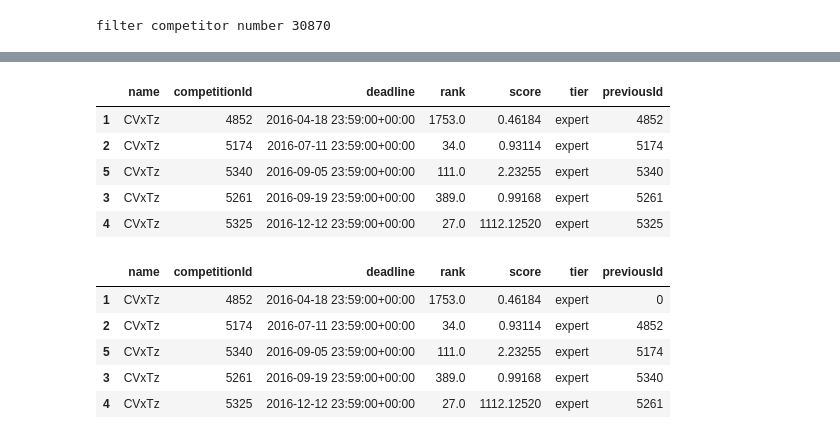
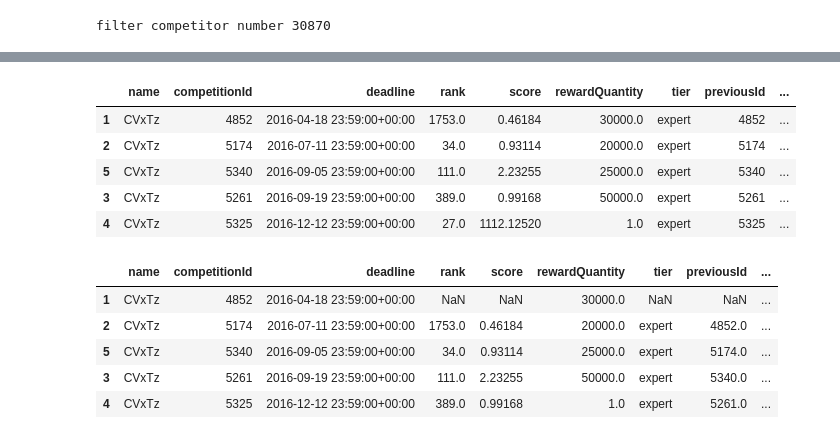
Before and after one commit to noaRricky/seq-rmd-crowdsourcing, a Jupyter notebook: notebooks/dataset/kaggle.ipynb, the cells around one changed output, grey strips where cells are left out. Drawn from its saved outputs; the diff is of its cells as text; code cells hidden in the pictures.

```diff
--- a/notebooks/dataset/kaggle.ipynb
+++ b/notebooks/dataset/kaggle.ipynb
@@ -383 +387,7 @@ tier                          object
 dtype: object
+# %%
+item_df[item_df['score'] == np.inf] = 0
+# %%
+str_cols = ['name', 'tier']
+item_df[str_cols] = item_df[str_cols].astype('str')
+item_df.dtypes
@@ -384,3 +414,5 @@ dtype: object
+# %%
+item_df['rewardQuantity'] = item_df['rewardQuantity'].where(~item_df['rewardQuantity'].isna(), 0)
 # %%
 item_df.isna().any()
 # %% [output]
@@ -446,21 +500,24 @@ item_df.head(10)
+# %%
+new_cols = ['previousId', 'previousReward']
+pre_cols = ['previousId', 'previousReward', 'rank', 'score', 'tier']
+pre_cont_cols = ['rank', 'score', 'rewardQuantity', 'previousReward']
 # %%
-item_df['previousId'] = item_df['competitionId']
+item_df[new_cols] = item_df[['competitionId', 'rewardQuantity']]
 item_df.head()
 # %% [output]
-|  | name | competitionId | deadline | rank | score | tier | previousId |
-| 1 | CVxTz | 4852 | 2016-04-18 23:59:00+00:00 | 1753.0 | 0.46184 | expert | 4852 |
-| 2 | CVxTz | 5174 | 2016-07-11 23:59:00+00:00 | 34.0 | 0.93114 | expert | 5174 |
-| 5 | CVxTz | 5340 | 2016-09-05 23:59:00+00:00 | 111.0 | 2.23255 | expert | 5340 |
-| 3 | CVxTz | 5261 | 2016-09-19 23:59:00+00:00 | 389.0 | 0.99168 | expert | 5261 |
-| 4 | CVxTz | 5325 | 2016-12-12 23:59:00+00:00 | 27.0 | 1112.12520 | expert | 5325 |
+|  | name | competitionId | deadline | rank | score | rewardQuantity | tier | previousId | ... |
+| 1 | CVxTz | 4852 | 2016-04-18 23:59:00+00:00 | 1753.0 | 0.46184 | 30000.0 | expert | 4852 | ... |
+| 2 | CVxTz | 5174 | 2016-07-11 23:59:00+00:00 | 34.0 | 0.93114 | 20000.0 | expert | 5174 | ... |
+| 5 | CVxTz | 5340 | 2016-09-05 23:59:00+00:00 | 111.0 | 2.23255 | 25000.0 | expert | 5340 | ... |
+| 3 | CVxTz | 5261 | 2016-09-19 23:59:00+00:00 | 389.0 | 0.99168 | 50000.0 | expert | 5261 | ... |
+| 4 | CVxTz | 5325 | 2016-12-12 23:59:00+00:00 | 27.0 | 1112.12520 | 1.0 | expert | 5325 | ... |
 # %%
-item_df['previousId'] = item_df['previousId'].shift(
-    periods=1).fillna(0).astype('int64')
+item_df[pre_cols] = item_df[pre_cols].shift(periods=1)
 item_df.head()
 # %% [output]
-|  | name | competitionId | deadline | rank | score | tier | previousId |
-| 1 | CVxTz | 4852 | 2016-04-18 23:59:00+00:00 | 1753.0 | 0.46184 | expert | 0 |
-| 2 | CVxTz | 5174 | 2016-07-11 23:59:00+00:00 | 34.0 | 0.93114 | expert | 4852 |
-| 5 | CVxTz | 5340 | 2016-09-05 23:59:00+00:00 | 111.0 | 2.23255 | expert | 5174 |
-| 3 | CVxTz | 5261 | 2016-09-19 23:59:00+00:00 | 389.0 | 0.99168 | expert | 5340 |
-| 4 | CVxTz | 5325 | 2016-12-12 23:59:00+00:00 | 27.0 | 1112.12520 | expert | 5261 |
+|  | name | competitionId | deadline | rank | score | rewardQuantity | tier | previousId | ... |
+| 1 | CVxTz | 4852 | 2016-04-18 23:59:00+00:00 | NaN | NaN | 30000.0 | NaN | NaN | ... |
+| 2 | CVxTz | 5174 | 2016-07-11 23:59:00+00:00 | 1753.0 | 0.46184 | 20000.0 | expert | 4852.0 | ... |
+| 5 | CVxTz | 5340 | 2016-09-05 23:59:00+00:00 | 34.0 | 0.93114 | 25000.0 | expert | 5174.0 | ... |
+| 3 | CVxTz | 5261 | 2016-09-19 23:59:00+00:00 | 111.0 | 2.23255 | 50000.0 | expert | 5340.0 | ... |
+| 4 | CVxTz | 5325 | 2016-12-12 23:59:00+00:00 | 389.0 | 0.99168 | 1.0 | expert | 5261.0 | ... |
```
Also changed, not shown: parts of 32 cells of this notebook, 2 other files.
